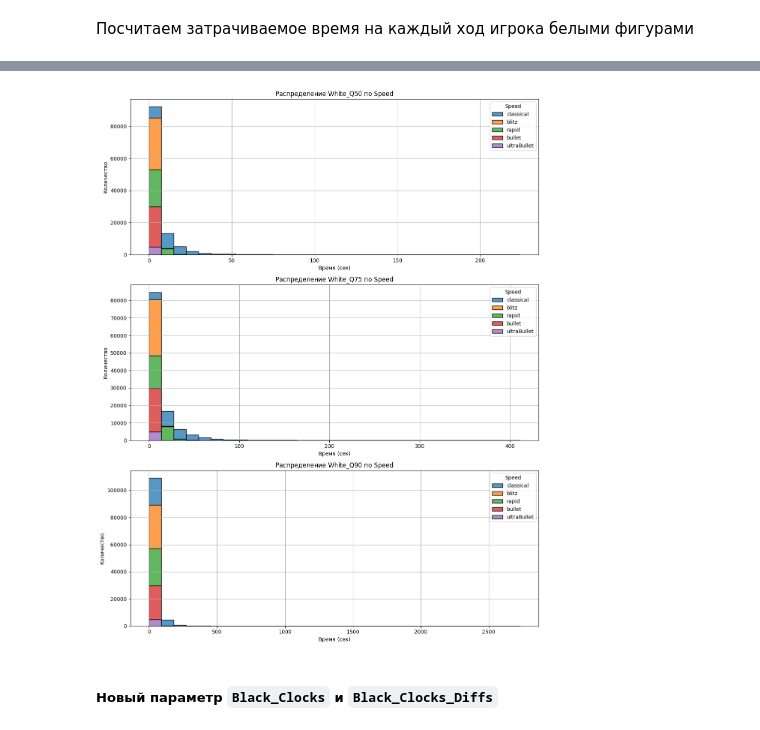
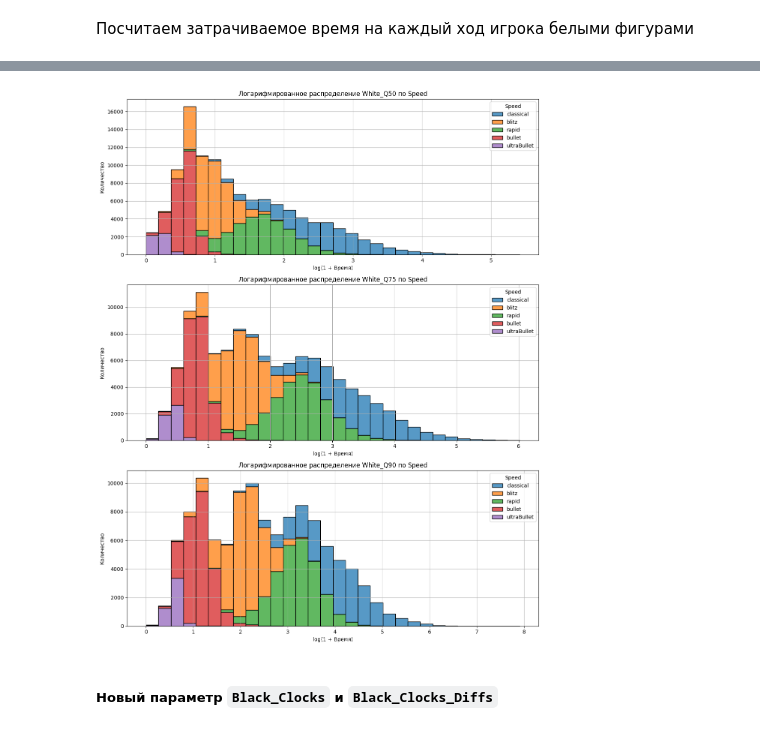
Before and after one commit to Alisa-Shikanyan/ABD-3-chess, a Jupyter notebook: EDA.ipynb, the cells around one changed output, grey strips where cells are left out. Cells and saved outputs as stored; diff of their text form; code cells hidden in the pictures.

Commit message:
Changed charts Clocks and log Clocks

```diff
--- a/EDA.ipynb
+++ b/EDA.ipynb
@@ -1137,24 +1167,28 @@ df['White_Q90'] = df['White_Clocks_Diffs'].apply(
 # %%
+df['Log_White_Q50'] = np.log1p(df['White_Q50'])
+df['Log_White_Q75'] = np.log1p(df['White_Q75'])
+df['Log_White_Q90'] = np.log1p(df['White_Q90'])
+
 fig, axes = plt.subplots(3, 1, figsize=(12, 15))
 
-sns.histplot(data=df, x='White_Q50', hue='Speed', bins=30,
-              multiple='stack', ax=axes[0])
-axes[0].set_title('Распределение White_Q50 по Speed')
+sns.histplot(data=df, x='Log_White_Q50', hue='Speed', bins=30,
+             multiple='stack', ax=axes[0])
+axes[0].set_title('Логарифмированное распределение White_Q50 по Speed')
 
-sns.histplot(data=df, x='White_Q75', hue='Speed', bins=30,
-              multiple='stack', ax=axes[1])
-axes[1].set_title('Распределение White_Q75 по Speed')
+sns.histplot(data=df, x='Log_White_Q75', hue='Speed', bins=30,
+             multiple='stack', ax=axes[1])
+axes[1].set_title('Логарифмированное распределение White_Q75 по Speed')
 
-sns.histplot(data=df, x='White_Q90', hue='Speed', bins=30,
-              multiple='stack', ax=axes[2])
-axes[2].set_title('Распределение White_Q90 по Speed')
+sns.histplot(data=df, x='Log_White_Q90', hue='Speed', bins=30,
+             multiple='stack', ax=axes[2])
+axes[2].set_title('Логарифмированное распределение White_Q90 по Speed')
 
 for ax in axes:
-    ax.set_xlabel('Время (сек)')
+    ax.set_xlabel('log(1 + Время)')
     ax.set_ylabel('Количество')
     ax.grid(True)
 
 plt.tight_layout()
 plt.show()
 # %% [output]
-[figure, old version]
+[figure, new version]
```
Also changed, not shown: parts of 11 cells of this notebook.
